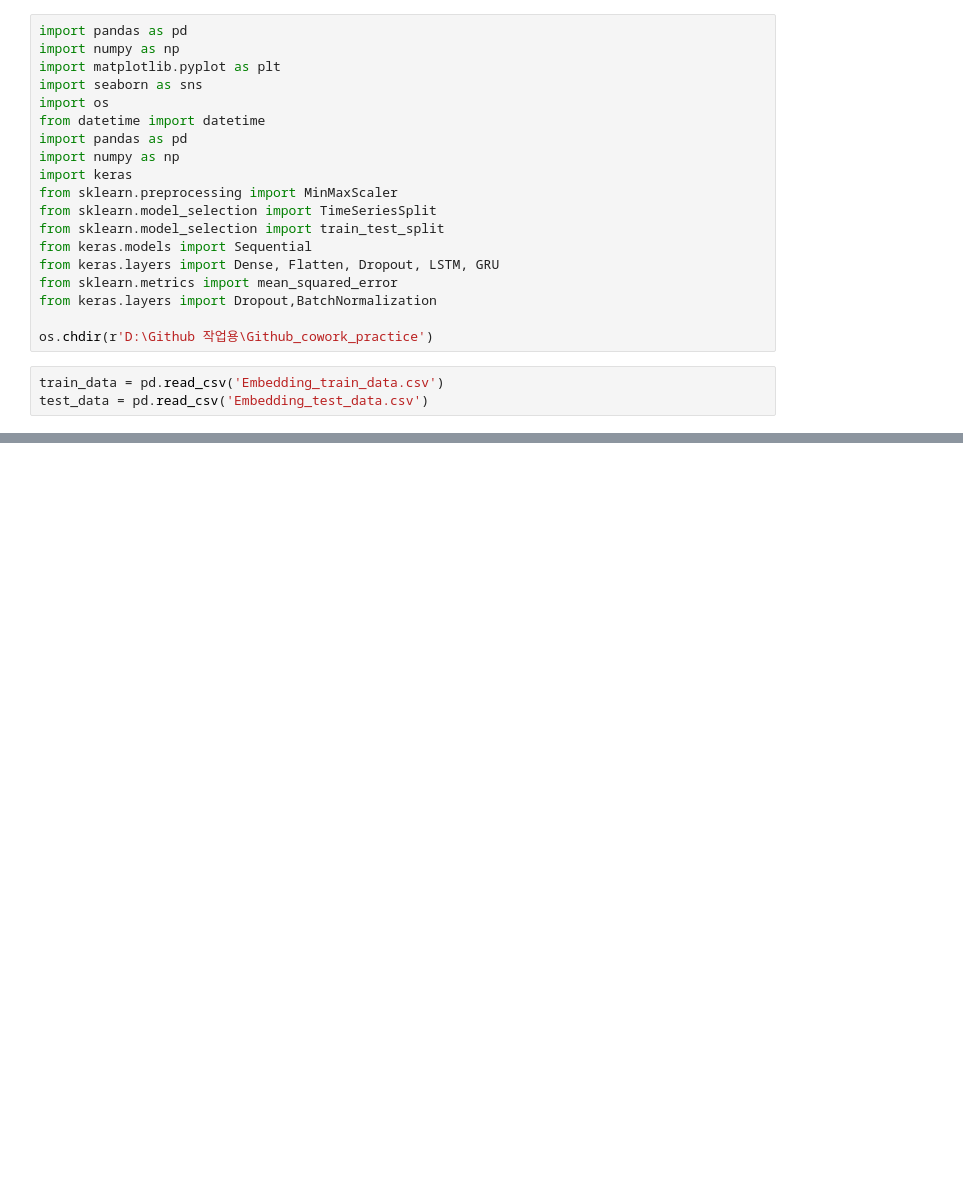
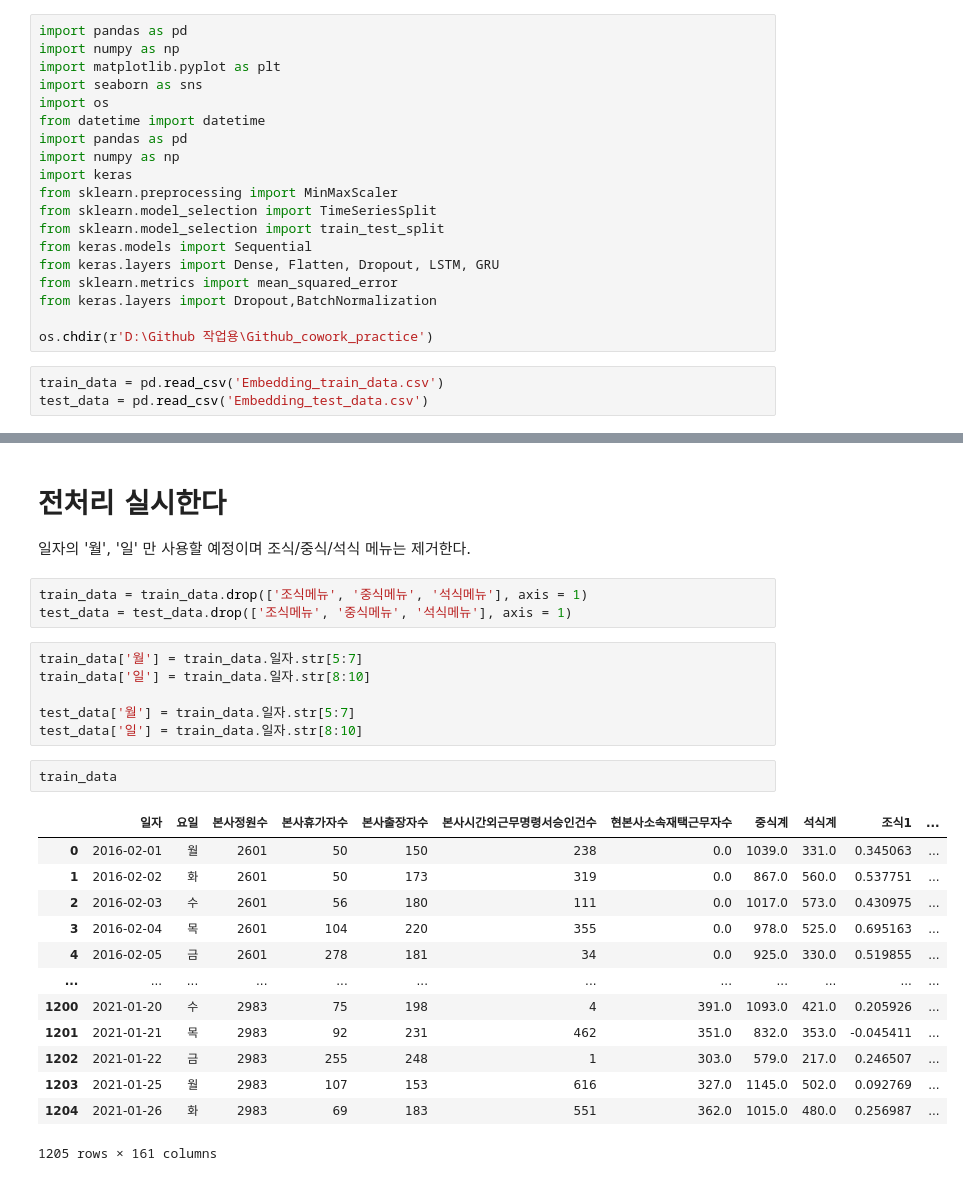
Before and after one commit to Sty1ish/Github_cowork_practice, a Jupyter notebook: NN Modeling.ipynb, the cells around one changed output, grey strips where cells are left out. Cells and saved outputs as stored; diff of their text form; blank space fills up the shorter version.

```diff
--- a/NN Modeling.ipynb
+++ b/NN Modeling.ipynb
@@ -53,0 +60,29 @@ print(np.shape(data_ar), np.shape(target_ar))
+# %% [markdown]
+# 전처리 실시한다
+
+일자의 '월', '일' 만 사용할 예정이며 조식/중식/석식 메뉴는 제거한다.
+# %%
+train_data = train_data.drop(['조식메뉴', '중식메뉴', '석식메뉴'], axis = 1)
+test_data = test_data.drop(['조식메뉴', '중식메뉴', '석식메뉴'], axis = 1)
+# %%
+train_data['월'] = train_data.일자.str[5:7]
+train_data['일'] = train_data.일자.str[8:10]
+
+test_data['월'] = train_data.일자.str[5:7]
+test_data['일'] = train_data.일자.str[8:10]
+# %%
+train_data
+# %% [output]
+|  | 일자 | 요일 | 본사정원수 | 본사휴가자수 | 본사출장자수 | 본사시간외근무명령서승인건수 | 현본사소속재택근무자수 | 중식계 | 석식계 | 조식1 | ... |
+| 0 | 2016-02-01 | 월 | 2601 | 50 | 150 | 238 | 0.0 | 1039.0 | 331.0 | 0.345063 | ... |
+| 1 | 2016-02-02 | 화 | 2601 | 50 | 173 | 319 | 0.0 | 867.0 | 560.0 | 0.537751 | ... |
+| 2 | 2016-02-03 | 수 | 2601 | 56 | 180 | 111 | 0.0 | 1017.0 | 573.0 | 0.430975 | ... |
+| 3 | 2016-02-04 | 목 | 2601 | 104 | 220 | 355 | 0.0 | 978.0 | 525.0 | 0.695163 | ... |
+| 4 | 2016-02-05 | 금 | 2601 | 278 | 181 | 34 | 0.0 | 925.0 | 330.0 | 0.519855 | ... |
+| ... | ... | ... | ... | ... | ... | ... | ... | ... | ... | ... | ... |
+| 1200 | 2021-01-20 | 수 | 2983 | 75 | 198 | 4 | 391.0 | 1093.0 | 421.0 | 0.205926 | ... |
+| 1201 | 2021-01-21 | 목 | 2983 | 92 | 231 | 462 | 351.0 | 832.0 | 353.0 | -0.045411 | ... |
+| 1202 | 2021-01-22 | 금 | 2983 | 255 | 248 | 1 | 303.0 | 579.0 | 217.0 | 0.246507 | ... |
+| 1203 | 2021-01-25 | 월 | 2983 | 107 | 153 | 616 | 327.0 | 1145.0 | 502.0 | 0.092769 | ... |
+| 1204 | 2021-01-26 | 화 | 2983 | 69 | 183 | 551 | 362.0 | 1015.0 | 480.0 | 0.256987 | ... |
+1205 rows × 161 columns
```
Also changed, not shown: parts of 33 cells of this notebook, 3 other files.
